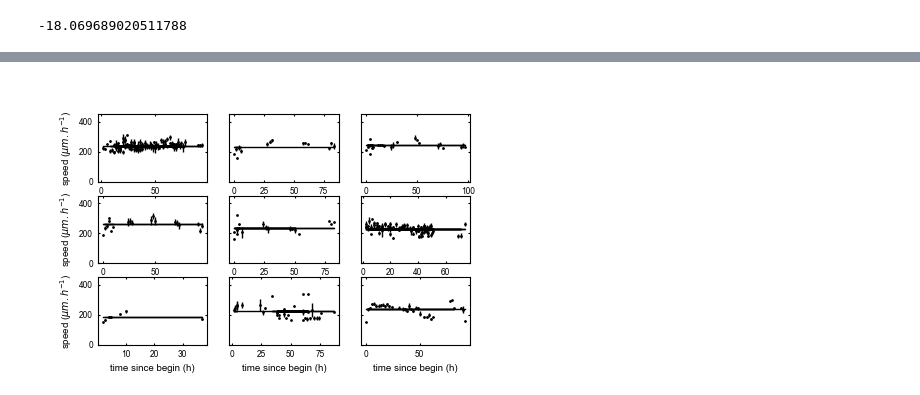
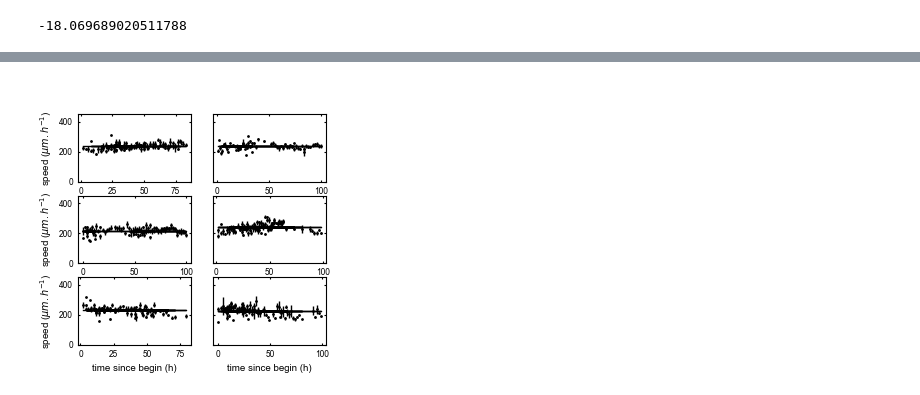
Before and after one commit to Cocopyth/local_amf, a Jupyter notebook: data/Figures_paper/Final_figure/FigureS2_C2.ipynb, the cells around one changed output, grey strips where cells are left out. Drawn from its saved outputs; the diff is of its cells as text; code cells hidden in the pictures.

```diff
--- a/data/Figures_paper/Final_figure/FigureS2_C2.ipynb
+++ b/data/Figures_paper/Final_figure/FigureS2_C2.ipynb
@@ -32,17 +36,20 @@ plt.style.use('presentation.mplstyle')
+# %%
+path_figure = r"C:\Users\coren\AMOLF-SHIMIZU Dropbox\HFSP_symbiotic-networks\Article_TravellingWave\Supplementary material\extended_data_figures\FigureS2"
 # %%
 all_analysis_folders = get_analysis_folders()
 plates = ['1014_20220525',
           '1023_20220502',
           '1042_20220523',
-       '1045_20220504',
+       # '1045_20220504',
           '1048_20220506',
           '1053_20220413',
-       '127_20220705',
+       # '127_20220705',
           '130_20220707',
           # '30_20220509',
        # '32_20220428',
           # '33_20220502',
-          '800_20210928']
+          # '800_20210928'
+         ]
 analysis_folders = all_analysis_folders.loc[all_analysis_folders['unique_id'].isin(plates)]
 folders,time_plate_info = get_time_plate_info_from_analysis(analysis_folders,use_saved=False)
 folders,time_plate_info_long = get_time_plate_info_long_from_analysis(analysis_folders,use_saved=False)
@@ -52,8 +59,6 @@ width = 1.6
 height = 1
 # folders, time_hypha_info = get_time_hypha_info_from_analysis(analysis_folders,use_saved=False)
 # folders,global_hypha_info = get_global_hypha_info_from_analysis(analysis_folders,use_saved=False)
-# %%
-path_figure = r"C:\Users\coren\AMOLF-SHIMIZU Dropbox\HFSP_symbiotic-networks\Article_TravellingWave\FigureS2"
 # %%
 Css = {}
 lambss = {}
@@ -79,15 +84,15 @@ timestep2 = {59 : 30,69 : 30}
 timestep = {**timestep, **timestep2}
 # %%
 shifts = {int(plate.split('_')[0]) : 0 for plate in plates}
-shifts = {1014: 30,
-          1023: 25,
-          1042: 25,
-          1045: 25,
-          1048: 25,
-          1053: 20,
-          127: 50,
-          130: 30,
-          800: 20}
+shifts = {1014: 15,
+          1023: 10,
+          1042: 10,
+          1045: 10,
+          1048: 15,
+          1053: 10,
+          127: 10,
+          130: 15,
+          800: 10}
 # %%
 cmap2 = mpl.cm.get_cmap("spring")
 cmap = mpl.cm.get_cmap("winter")
@@ -429,7 +443,7 @@ plt.savefig(os.path.join(path_figure,'FigureS2C_C2.pdf'), transparent=True, bbox
 folders, time_hypha_info = get_time_hypha_info_from_analysis(analysis_folders)
 folders,global_hypha_info = get_global_hypha_info_from_analysis(analysis_folders)
 # %%
-ncols = 3
+ncols = 2
 fig,axs = gridplot(len(plates),ncols = ncols,subh = height,subw = width)
 ax_list = list(axs)
 maxi = 100
@@ -485,4 +499,4 @@ plt.savefig(os.path.join(path_figure,'FigureS2E_C2.pdf'), transparent=True, bbox
-[figure, old version]
+[figure, new version]
 # %%
 fig,ax = plt.subplots(figsize=(width,height))
 # Define a list of line styles
```
Also changed, not shown: parts of 6 cells of this notebook, 9 other files.
